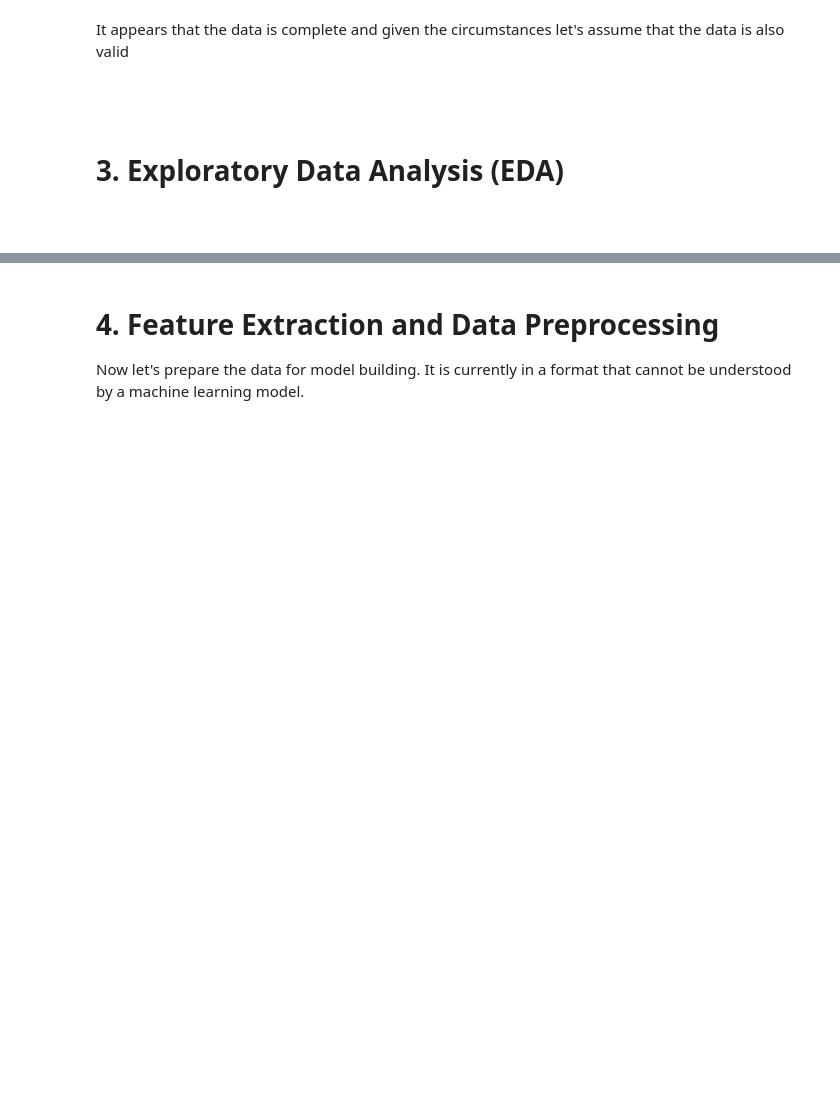
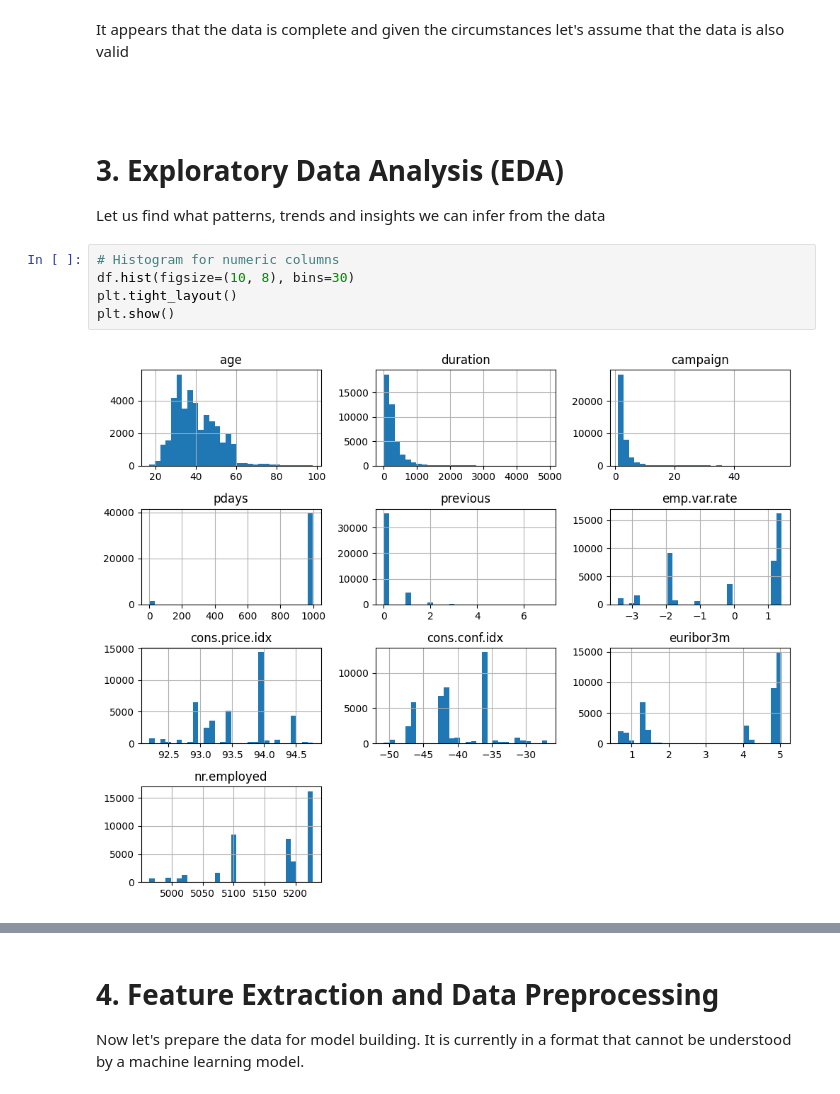
Before and after one commit to ZERO-legion5/MarketingSubscriptionPrediction, a Jupyter notebook: main.ipynb, the cells around one changed output, grey strips where cells are left out. Cells and saved outputs as stored; diff of their text form; blank space fills up the shorter version.

```diff
--- a/main.ipynb
+++ b/main.ipynb
@@ -156,5 +155,11 @@ It appears that the data is complete and given the circumstances let's assume th
 #
 # %% [markdown]
 # 3. Exploratory Data Analysis (EDA)
+Let us find what patterns, trends and insights we can infer from the data
-# %% [markdown]
-#
+# %%
+# Histogram for numeric columns
+df.hist(figsize=(10, 8), bins=30)
+plt.tight_layout()
+plt.show()
+# %% [output]
+[figure, added]
```
Also changed, not shown: parts of 34 cells of this notebook, 4 other files.
